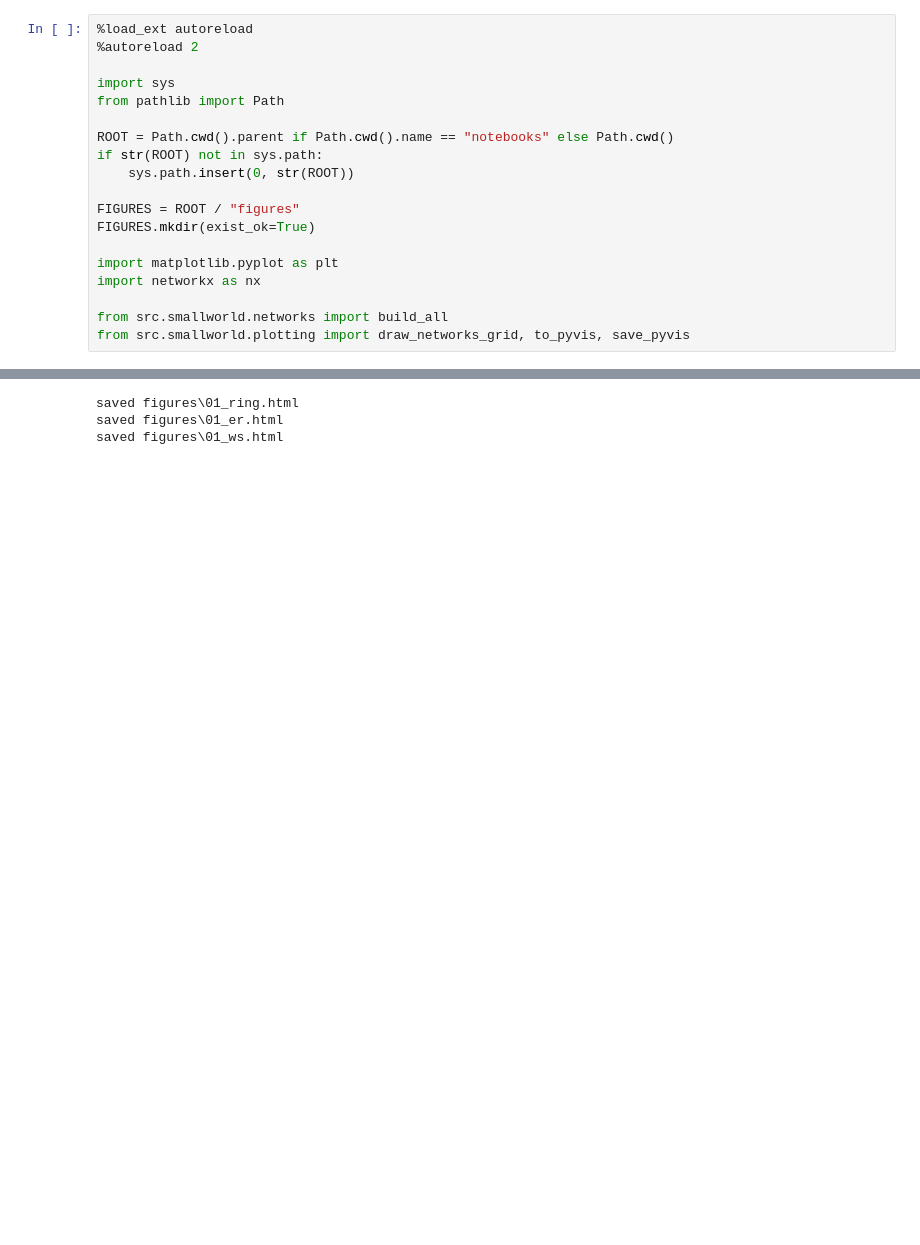
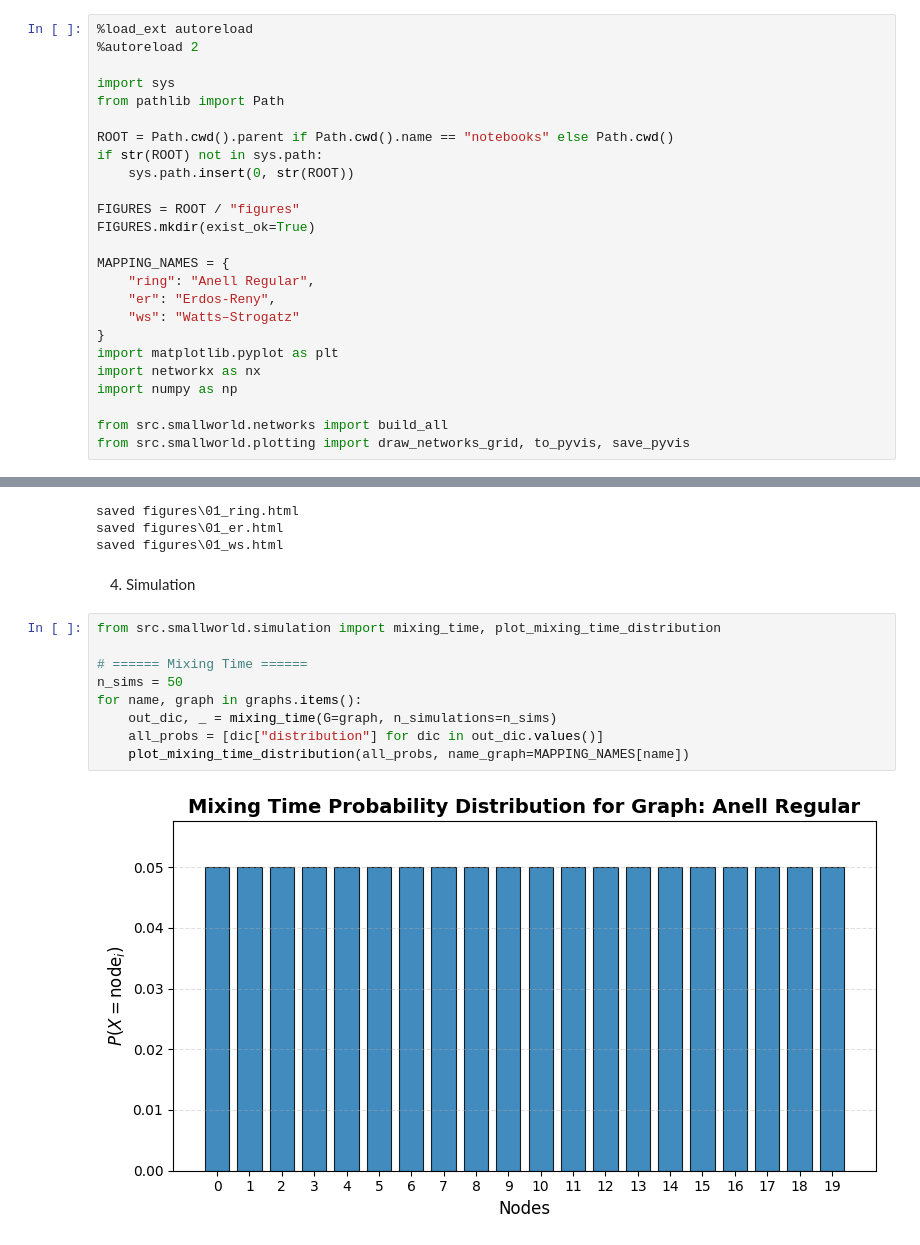
Before and after one commit to NatanSisoev/SmallWorld, a Jupyter notebook: notebooks/01_visualise_networks.ipynb, the cells around one changed output, grey strips where cells are left out. Saved outputs shown, nothing was run; the diff lists cells and outputs as text; blank space fills up the shorter version.

Commit message:
Added plot mixing time

```diff
--- a/notebooks/01_visualise_networks.ipynb
+++ b/notebooks/01_visualise_networks.ipynb
@@ -14,8 +14,14 @@ if str(ROOT) not in sys.path:
 FIGURES = ROOT / "figures"
 FIGURES.mkdir(exist_ok=True)
 
+MAPPING_NAMES = {
+    "ring": "Anell Regular",
+    "er": "Erdos-Reny",
+    "ws": "Watts–Strogatz"
+}
 import matplotlib.pyplot as plt
 import networkx as nx
+import numpy as np
 
 from src.smallworld.networks import build_all
 from src.smallworld.plotting import draw_networks_grid, to_pyvis, save_pyvis
@@ -55,3 +58,16 @@ for name, G in graphs.items():
 saved figures\01_ring.html
 saved figures\01_er.html
 saved figures\01_ws.html
+# %% [markdown]
+4.  Simulation
+# %%
+from src.smallworld.simulation import mixing_time, plot_mixing_time_distribution
+
+# ====== Mixing Time ======
+n_sims = 50
+for name, graph in graphs.items():
+    out_dic, _ = mixing_time(G=graph, n_simulations=n_sims)
+    all_probs = [dic["distribution"] for dic in out_dic.values()]
+    plot_mixing_time_distribution(all_probs, name_graph=MAPPING_NAMES[name])
+# %% [output]
+[figure, added]
```
Also changed, not shown: parts of 2 cells of this notebook, 4 other files.
